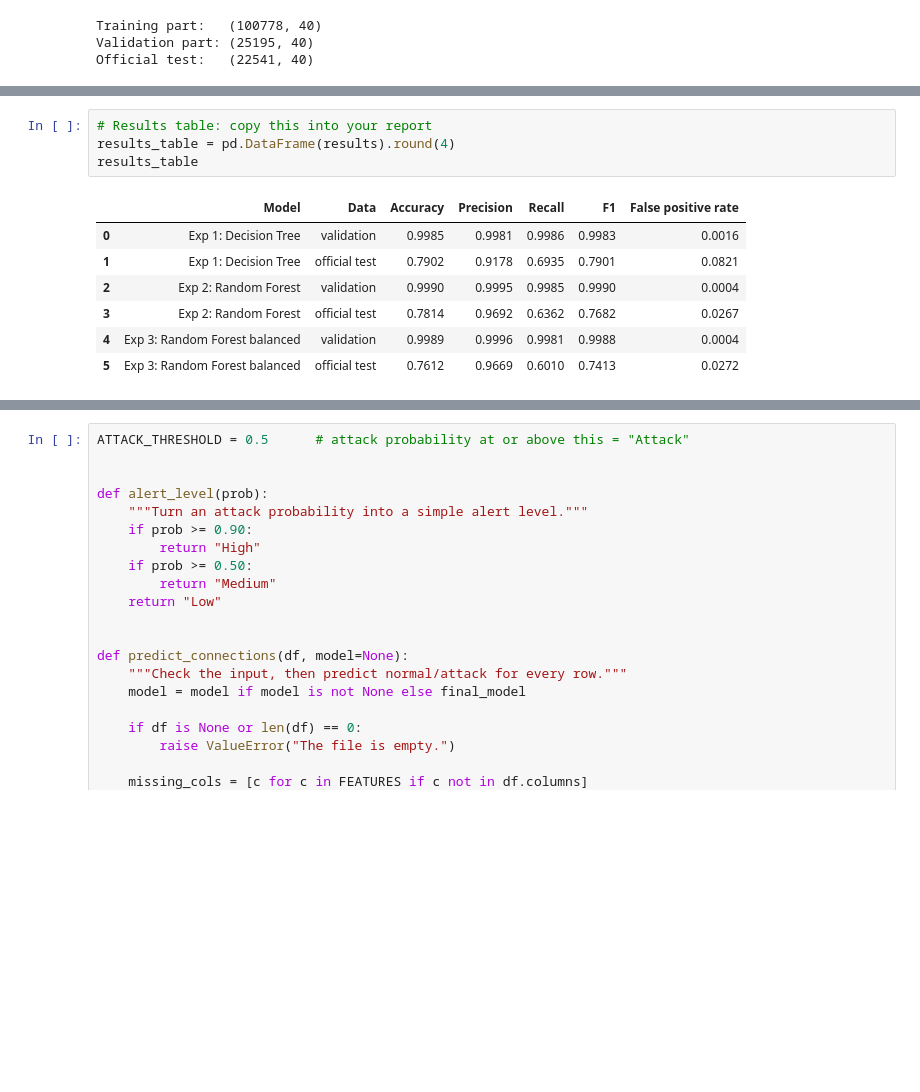
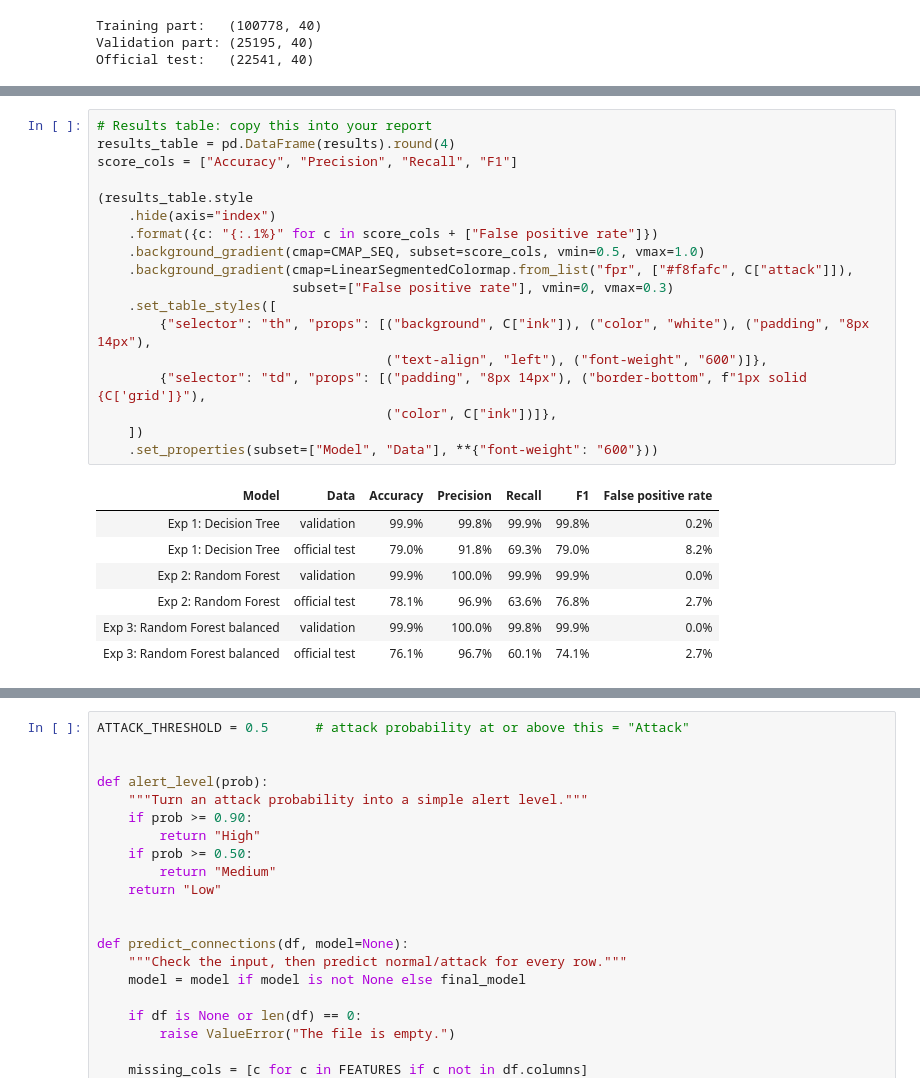
Before and after one commit to HaniyaMumtaz/Network_Intrusion_Detection_Using_ML, a Jupyter notebook: NSLKDD_main.ipynb, the cells around one changed output, grey strips where cells are left out. Drawn from its saved outputs; the diff is of its cells as text; blank space fills up the shorter version.

```diff
--- a/NSLKDD_main.ipynb
+++ b/NSLKDD_main.ipynb
@@ -397,15 +567,29 @@ Exp 3: Random Forest balanced on official test: Accuracy=0.7612, Precision=0.966
-# %%
-# Results table: copy this into your report
-results_table = pd.DataFrame(results).round(4)
-results_table
-# %% [output]
-|  | Model | Data | Accuracy | Precision | Recall | F1 | False positive rate |
-| 0 | Exp 1: Decision Tree | validation | 0.9985 | 0.9981 | 0.9986 | 0.9983 | 0.0016 |
-| 1 | Exp 1: Decision Tree | official test | 0.7902 | 0.9178 | 0.6935 | 0.7901 | 0.0821 |
-| 2 | Exp 2: Random Forest | validation | 0.9990 | 0.9995 | 0.9985 | 0.9990 | 0.0004 |
-| 3 | Exp 2: Random Forest | official test | 0.7814 | 0.9692 | 0.6362 | 0.7682 | 0.0267 |
-| 4 | Exp 3: Random Forest balanced | validation | 0.9989 | 0.9996 | 0.9981 | 0.9988 | 0.0004 |
-| 5 | Exp 3: Random Forest balanced | official test | 0.7612 | 0.9669 | 0.6010 | 0.7413 | 0.0272 |
+# %%
+# Results table: copy this into your report
+results_table = pd.DataFrame(results).round(4)
+score_cols = ["Accuracy", "Precision", "Recall", "F1"]
+
+(results_table.style
+    .hide(axis="index")
+    .format({c: "{:.1%}" for c in score_cols + ["False positive rate"]})
+    .background_gradient(cmap=CMAP_SEQ, subset=score_cols, vmin=0.5, vmax=1.0)
+    .background_gradient(cmap=LinearSegmentedColormap.from_list("fpr", ["#f8fafc", C["attack"]]),
+                         subset=["False positive rate"], vmin=0, vmax=0.3)
+    .set_table_styles([
+        {"selector": "th", "props": [("background", C["ink"]), ("color", "white"), ("padding", "8px 14px"),
+                                     ("text-align", "left"), ("font-weight", "600")]},
+        {"selector": "td", "props": [("padding", "8px 14px"), ("border-bottom", f"1px solid {C['grid']}"),
+                                     ("color", C["ink"])]},
+    ])
+    .set_properties(subset=["Model", "Data"], **{"font-weight": "600"}))
+# %% [output]
+| Model | Data | Accuracy | Precision | Recall | F1 | False positive rate |
+| Exp 1: Decision Tree | validation | 99.9% | 99.8% | 99.9% | 99.8% | 0.2% |
+| Exp 1: Decision Tree | official test | 79.0% | 91.8% | 69.3% | 79.0% | 8.2% |
+| Exp 2: Random Forest | validation | 99.9% | 100.0% | 99.9% | 99.9% | 0.0% |
+| Exp 2: Random Forest | official test | 78.1% | 96.9% | 63.6% | 76.8% | 2.7% |
+| Exp 3: Random Forest balanced | validation | 99.9% | 100.0% | 99.8% | 99.9% | 0.0% |
+| Exp 3: Random Forest balanced | official test | 76.1% | 96.7% | 60.1% | 74.1% | 2.7% |
 # %%
 # The final model is the Random Forest from Experiment 2.
 # To use Experiment 3 instead, change this line to: final_model = rf_model_2
```
Also changed, not shown: parts of 15 cells of this notebook.
